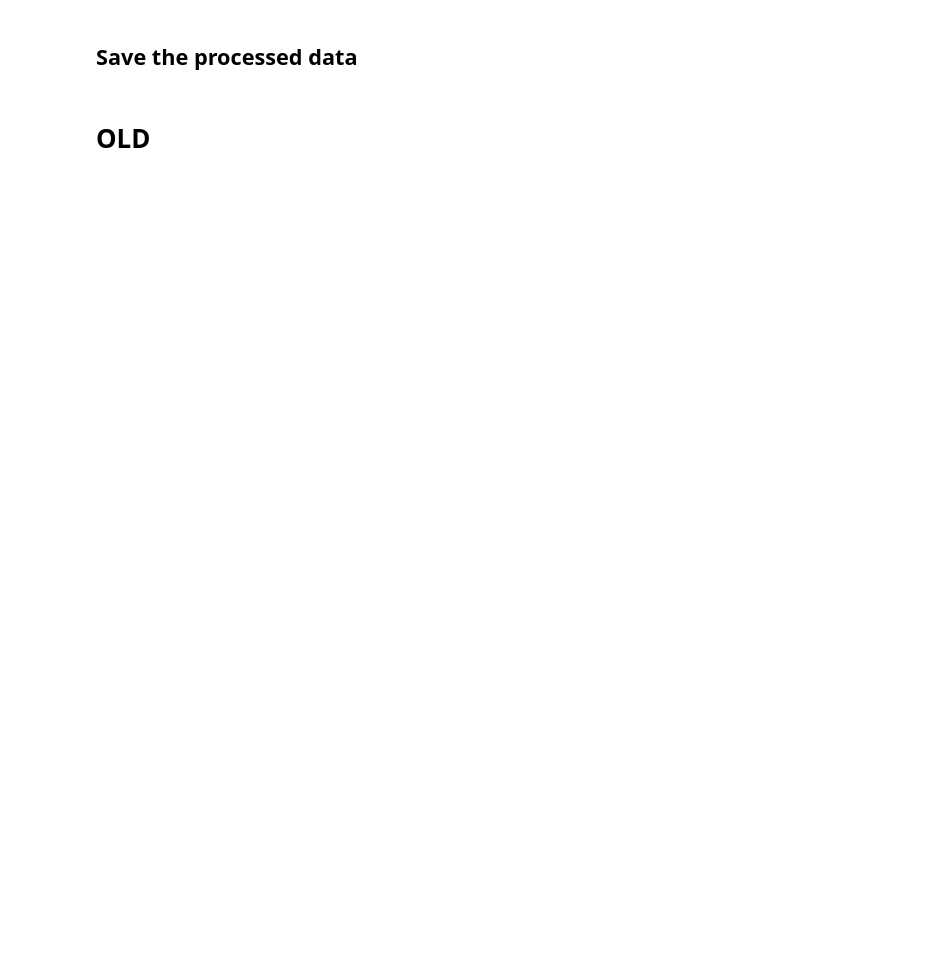
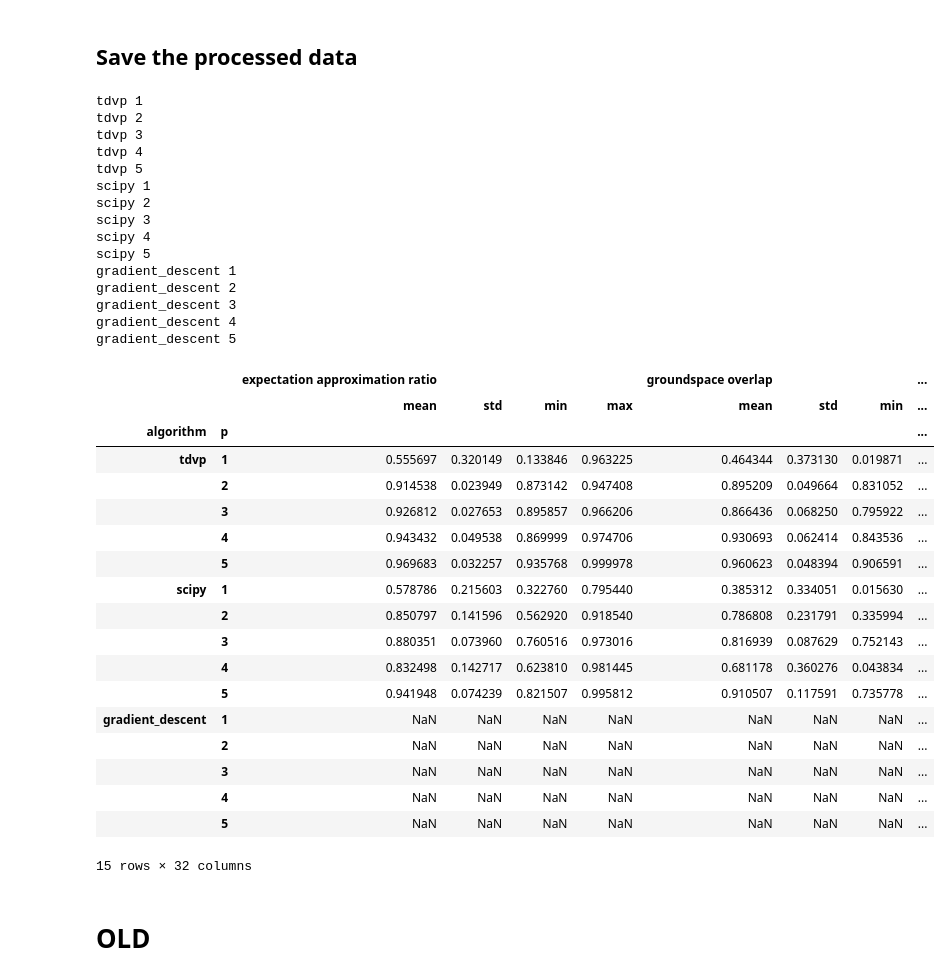
Before and after one commit to LeonhardRichter/TDVP_and_QAOA, a Jupyter notebook: data_processing.ipynb, the cells around one changed output. Drawn from its saved outputs; the diff is of its cells as text; code cells hidden in the pictures; blank space fills up the shorter version.

```diff
--- a/data_processing.ipynb
+++ b/data_processing.ipynb
@@ -319,4 +345,12 @@ stat = pd.DataFrame(index=index, columns=measure_index);stat
-# %%
-def compute_statistics(stat_row:pd.Series, data:pd.DataFrame):
-    for meas, typ in stat_row.index:
-        # COMPUTE MEAN, STDV, ... AND ASSIGN TO CORRECT COLUMN IN STAT_ROW, LOOP THROUGH ALL STATISTICS
+# %%
+def compute_statistics(stat_row:pd.Series, data:pd.DataFrame):
+    # LOOP THROUGH ALL STATISTICS
+    algo, p = stat_row.name
+    for meas, _ in stat_row.index:
+        # get measure for all instances of one p and one algo
+        data_meas:pd.Series = data.xs(p, level='p')[algo].apply(lambda res: res[meas])
+        stat_row[meas,'mean'] = data_meas.mean()
+        stat_row[meas,'std'] = data_meas.std()
+        stat_row[meas,'min'] = data_meas.min()
+        stat_row[meas,'max'] = data_meas.max()
+    return stat_row
@@ -323,3 +359,41 @@ def compute_statistics(stat_row:pd.Series, data:pd.DataFrame):
 # %% [markdown]
 ## Save the processed data
+# %%
+stat = stat.swifter.apply(lambda x: compute_statistics(x, df), axis=1)
+stat
+# %% [output]
+tdvp 1
+tdvp 2
+tdvp 3
+tdvp 4
+tdvp 5
+scipy 1
+scipy 2
+scipy 3
+scipy 4
+scipy 5
+gradient_descent 1
+gradient_descent 2
+gradient_descent 3
+gradient_descent 4
+gradient_descent 5
+|  |  | expectation approximation ratio |  |  |  | groundspace overlap |  |  | ... |
+|  |  | mean | std | min | max | mean | std | min | ... |
+| algorithm | p |  |  |  |  |  |  |  | ... |
+| tdvp | 1 | 0.555697 | 0.320149 | 0.133846 | 0.963225 | 0.464344 | 0.373130 | 0.019871 | ... |
+|  | 2 | 0.914538 | 0.023949 | 0.873142 | 0.947408 | 0.895209 | 0.049664 | 0.831052 | ... |
+|  | 3 | 0.926812 | 0.027653 | 0.895857 | 0.966206 | 0.866436 | 0.068250 | 0.795922 | ... |
+|  | 4 | 0.943432 | 0.049538 | 0.869999 | 0.974706 | 0.930693 | 0.062414 | 0.843536 | ... |
+|  | 5 | 0.969683 | 0.032257 | 0.935768 | 0.999978 | 0.960623 | 0.048394 | 0.906591 | ... |
+| scipy | 1 | 0.578786 | 0.215603 | 0.322760 | 0.795440 | 0.385312 | 0.334051 | 0.015630 | ... |
+|  | 2 | 0.850797 | 0.141596 | 0.562920 | 0.918540 | 0.786808 | 0.231791 | 0.335994 | ... |
+|  | 3 | 0.880351 | 0.073960 | 0.760516 | 0.973016 | 0.816939 | 0.087629 | 0.752143 | ... |
+|  | 4 | 0.832498 | 0.142717 | 0.623810 | 0.981445 | 0.681178 | 0.360276 | 0.043834 | ... |
+|  | 5 | 0.941948 | 0.074239 | 0.821507 | 0.995812 | 0.910507 | 0.117591 | 0.735778 | ... |
+| gradient_descent | 1 | NaN | NaN | NaN | NaN | NaN | NaN | NaN | ... |
+|  | 2 | NaN | NaN | NaN | NaN | NaN | NaN | NaN | ... |
+|  | 3 | NaN | NaN | NaN | NaN | NaN | NaN | NaN | ... |
+|  | 4 | NaN | NaN | NaN | NaN | NaN | NaN | NaN | ... |
+|  | 5 | NaN | NaN | NaN | NaN | NaN | NaN | NaN | ... |
+15 rows × 32 columns
 # %%
```
Also changed, not shown: parts of 15 cells of this notebook.
